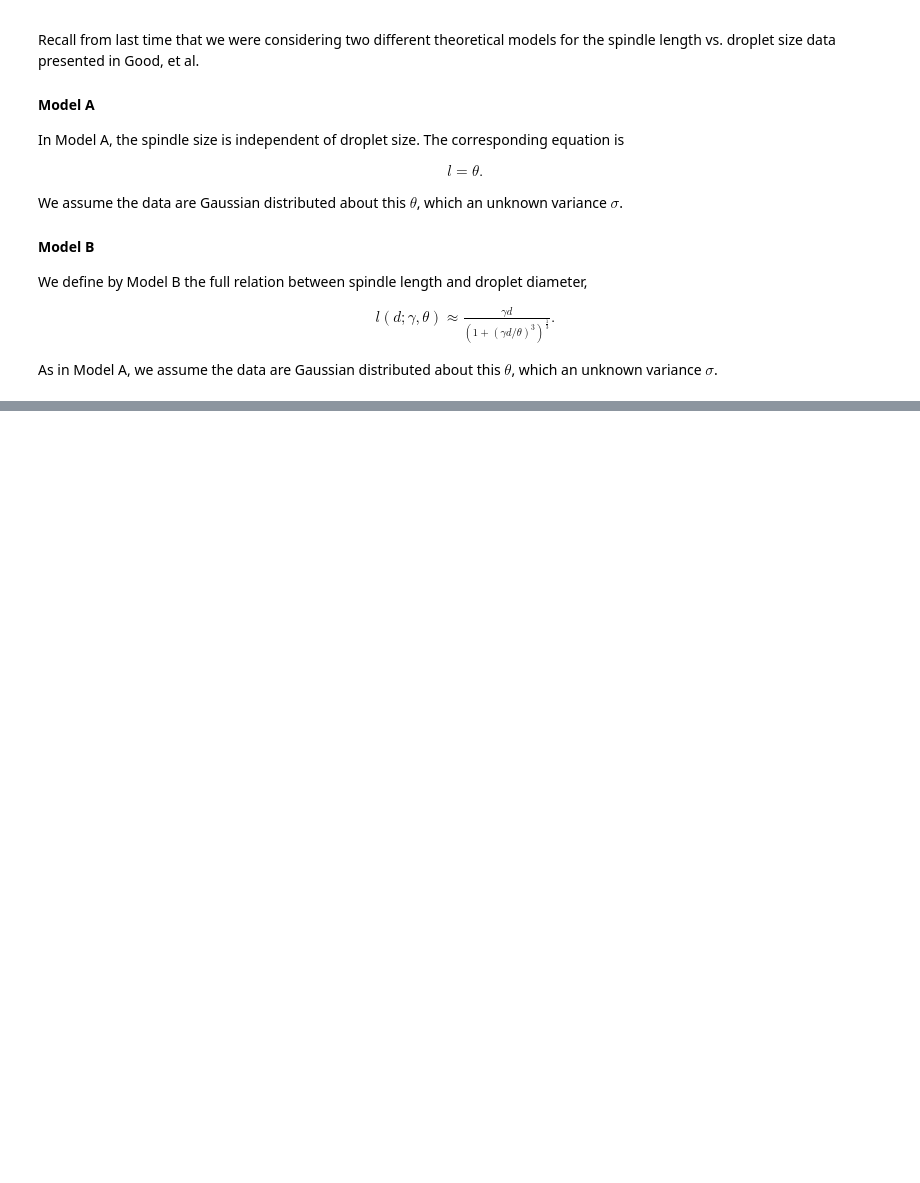
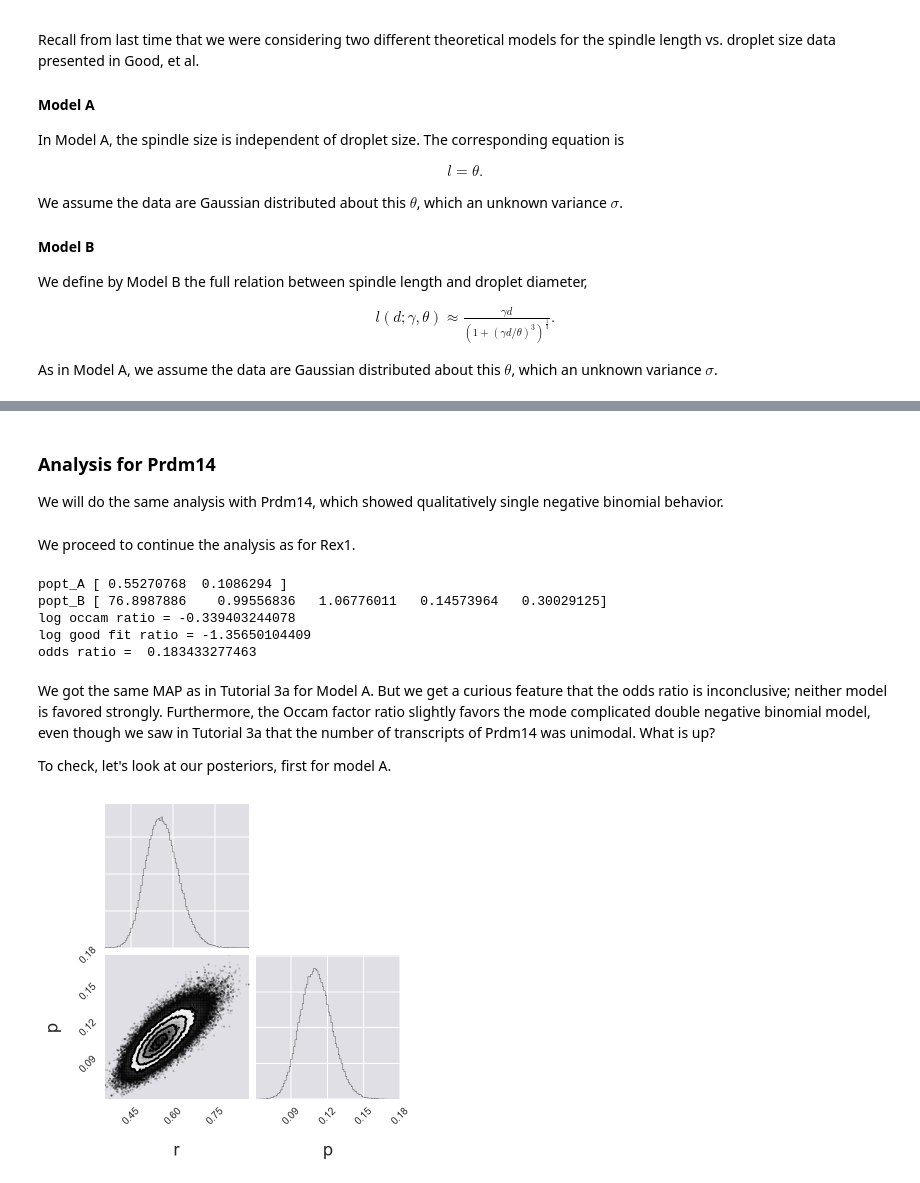
Before and after one commit to justinbois/bebi103, a Jupyter notebook: tutorials/t5a_model_selection_1.ipynb, the cells around one changed output, grey strips where cells are left out. Cells and saved outputs as stored; diff of their text form; code cells hidden in the pictures; blank space fills up the shorter version.

Commit message:
Tutorials 5a and 5b nearing completion.
Former-commit-id: 671195f76eb722895e2b466b324191b77b127c9c

```diff
--- a/tutorials/t5a_model_selection_1.ipynb
+++ b/tutorials/t5a_model_selection_1.ipynb
@@ -338,5 +45,0 @@ Now set up the MCMC parameters.
-# %%
-n_dim = 4        # number of parameters in the model
-n_walkers = 50   # number of MCMC walkers
-n_burn = 500    # "burn-in" period to let chains stabilize
-n_steps = 5000 # number of MCMC steps to take after burn-in
@@ -604,0 +362,6 @@ We see that the goodness of fit strongly overwhelms the Occam factor presented b
+# %%
+df = pd.read_csv('../data/singer_et_al/singer_transcript_counts.csv',
+                comment='#')
+
+df_A = sample_mcmc(df['Rex1'], 'A', threads=6)
+df_B = sample_mcmc(df['Rex1'], 'B', threads=6)
@@ -604,0 +419,55 @@ We see that the goodness of fit strongly overwhelms the Occam factor presented b
+# %% [markdown]
+### Analysis for Prdm14
+We will do the same analysis with Prdm14, which showed qualitatively single negative binomial behavior.
+# %%
+df_A = sample_mcmc(df['Prdm14'], 'A', threads=6)
+df_B = sample_mcmc(df['Prdm14'], 'B', threads=6)
+# %% [markdown]
+We proceed to continue the analysis as for Rex1.
+# %%
+# Pull out MAPs
+max_ind = np.argmax(df_A['lnprob'].values)
+popt_A = df_A.irow(max_ind).values[:-2]
+
+max_ind = np.argmax(df_B['lnprob'].values)
+popt_B = df_B.irow(max_ind).values[:-2]
+
+# Show what we got
+print('popt_A', popt_A)
+print('popt_B', popt_B)
+
+# Compute covariance
+cov_A = df_A.cov().values[:-2,:-2]
+cov_B = df_B.cov().values[:-2,:-2]
+
+# Compute log Occam ratio
+r_max = 100
+log_occam_ratio = np.log(r_max) \
+                + np.log(np.linalg.det(cov_A)) / 2 \
+                - np.log(np.linalg.det(cov_B)) / 2 \
+                - 1.5 * np.log(2 * np.pi)
+
+print('log occam ratio =', log_occam_ratio)
+
+# Goodness of fit ratio
+log_good_fit_ratio = log_likelihood(popt_A, df['Prdm14'], 'A') - \
+                                    log_likelihood(popt_B, df['Prdm14'], 'B')
+
+print('log good fit ratio =', log_good_fit_ratio)
+
+# Put it together
+print('odds ratio = ', np.exp(log_good_fit_ratio + log_occam_ratio))
+# %% [output]
+popt_A [ 0.55270768  0.1086294 ]
+popt_B [ 76.8987886    0.99556836   1.06776011   0.14573964   0.30029125]
+log occam ratio = -0.339403244078
+log good fit ratio = -1.35650104409
+odds ratio =  0.183433277463
+# %% [markdown]
+We got the same MAP as in Tutorial 3a for Model A.  But we get a curious feature that the odds ratio is inconclusive; neither model is favored strongly.  Furthermore, the Occam factor ratio slightly favors the mode complicated double negative binomial model, even though we saw in Tutorial 3a that the number of transcripts of Prdm14 was unimodal.  What is up?
+
+To check, let's look at our posteriors, first for model A.
+# %%
+corner.corner(df_A[['r', 'p']], labels=['r', 'p'], bins=100);
+# %% [output]
+[figure, added]
```
Also changed, not shown: parts of 73 cells of this notebook.
